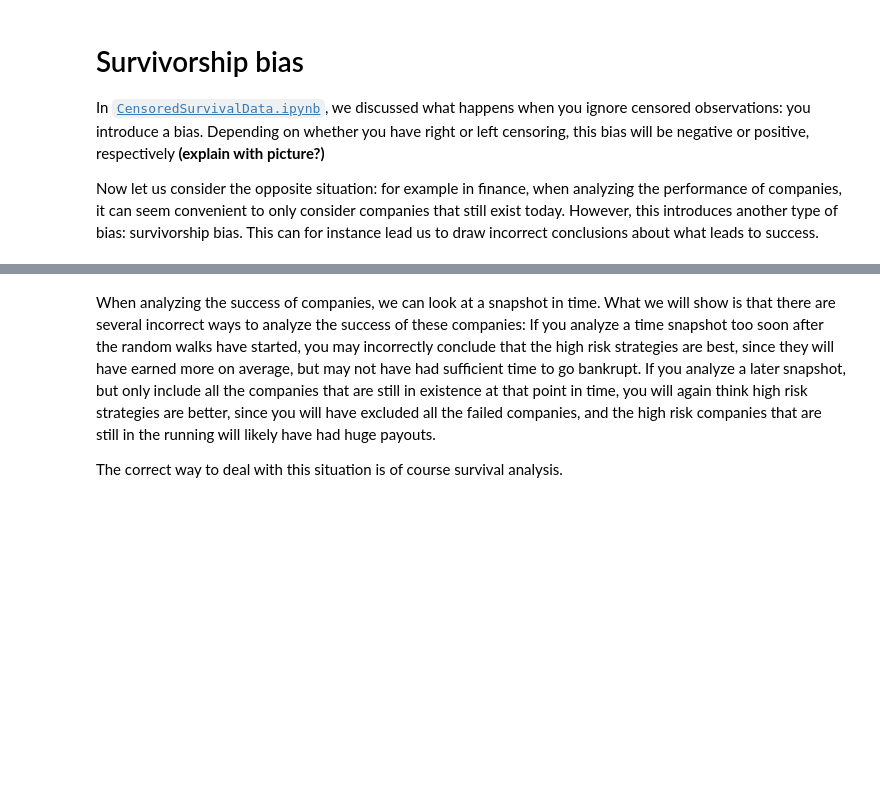
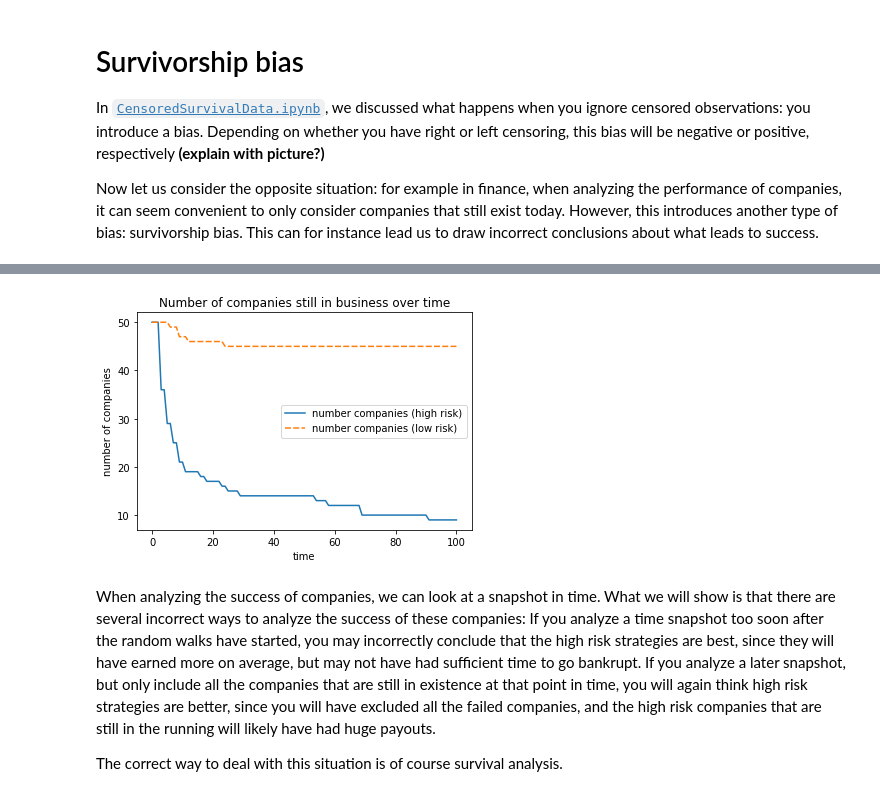
Before and after one commit to zuzannna/can-you-survive-this, a Jupyter notebook: example_notebooks/SurvivorshipBias.ipynb, the cells around one changed output, grey strips where cells are left out. Cells and saved outputs as stored; diff of their text form; code cells hidden in the pictures; blank space fills up the shorter version.

```diff
--- a/example_notebooks/SurvivorshipBias.ipynb
+++ b/example_notebooks/SurvivorshipBias.ipynb
@@ -58,3 +72,10 @@ sns.lineplot(data=low_risk_companies[['low_risk_%d' %i for i in range(6)]]);
+# %%
+sns.lineplot(data=number_of_companies_over_time)
+plt.xlabel('time')
+plt.ylabel('number of companies')
+plt.title('Number of companies still in business over time');
+# %% [output]
+[figure, added]
 # %% [markdown]
 When analyzing the success of companies, we can look at a snapshot in time. What we will show is that there are several incorrect ways to analyze the success of these companies:
 If you analyze a time snapshot too soon after the random walks have started, you may incorrectly conclude that the high risk strategies are best, since they will have earned more on average, but may not have had sufficient time to go bankrupt.
```
Also changed, not shown: parts of 7 cells of this notebook.
